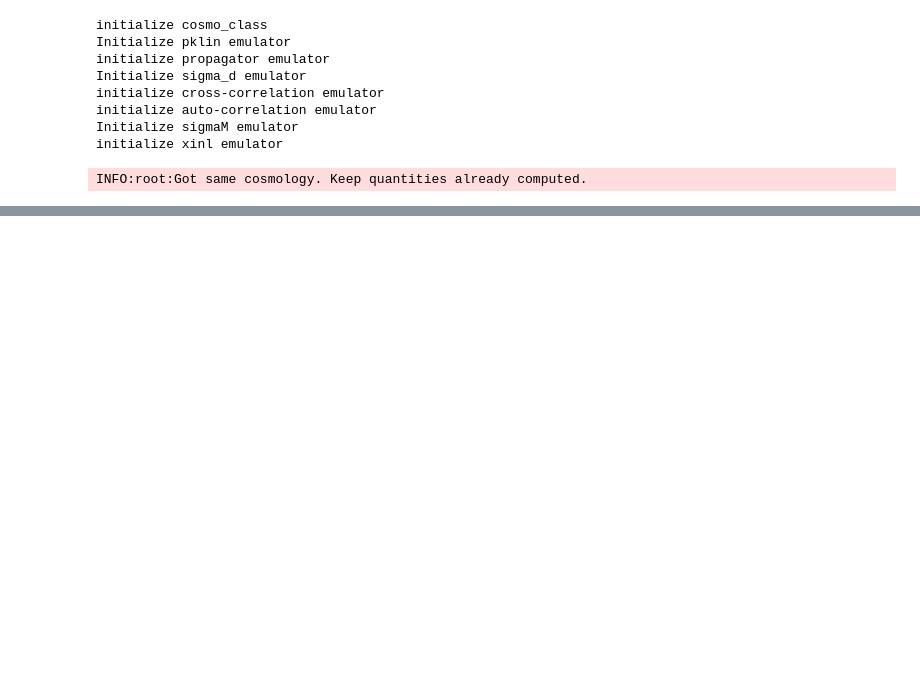
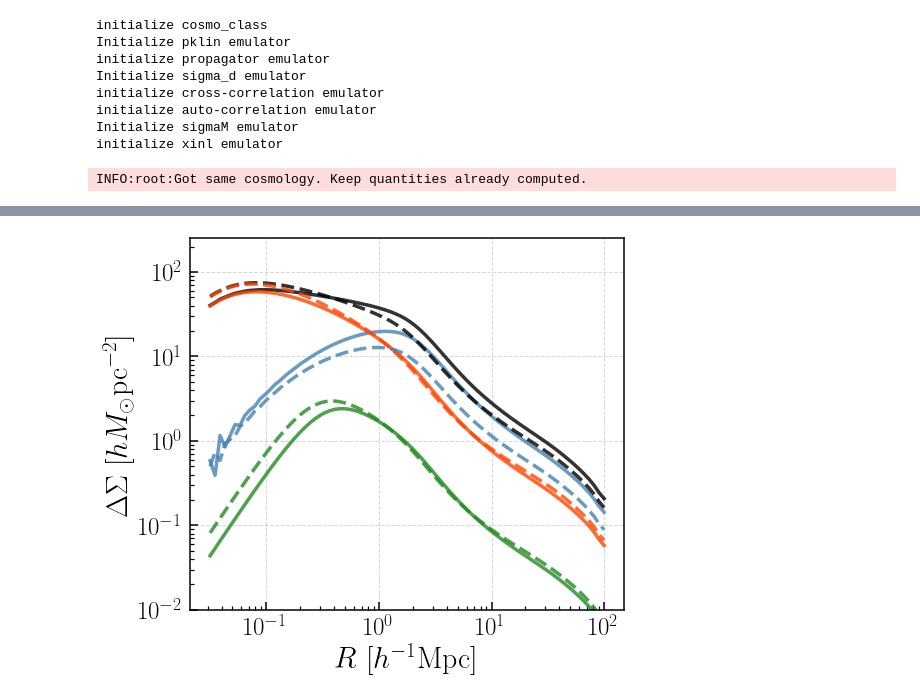
Before and after one commit to dr-guangtou/luandun, a Jupyter notebook: cosmology/emulator/dark_emulator.ipynb, the cells around one changed output, grey strips where cells are left out. Saved outputs shown, nothing was run; the diff lists cells and outputs as text; code cells hidden in the pictures; blank space fills up the shorter version.

```diff
--- a/cosmology/emulator/dark_emulator.ipynb
+++ b/cosmology/emulator/dark_emulator.ipynb
@@ -264,7 +369,7 @@ hod = model_hod.darkemu_x_hod(
 
 cparam = np.array([0.02225, 0.1198, 0.6844, 3.094, 0.9645, -1.])
 
-gparam = {"logMmin":13.13, "sigma_sq":0.25,
+gparam = {"logMmin":13.13, "sigma_sq":0.22,
           "logM1": 14.21, "alpha": 1.13, "kappa": 1.25, # HOD parameters
           "poff": 0.1, "Roff": 0.1, # off-centering parameters p_off is the fraction of off-centered galaxies. Roff is the typical off-centered scale with respect to R200m.
           "sat_dist_type": "emulator", # satellite distribution. Chosse emulator of NFW. In the case of NFW, the c-M relation by Diemer & Kravtsov (2015) is assumed.
@@ -354,0 +434,27 @@ _ = ax2.set_ylabel(
+# %%
+fig = plt.figure(figsize=(7, 6))
+fig.subplots_adjust(
+    left=0.13, right=0.99, bottom=0.13, top=0.99,
+    wspace=0.0, hspace=0.0)
+
+ax1 = fig.add_subplot(111)
+ax1.set_xscale("log", nonpositive='clip')
+ax1.set_yscale("log", nonpositive='clip')
+
+ax1.plot(rs, dsig_tot, label=r"$\rm Total$", c='k', linewidth=3.5, alpha=0.8)
+ax1.plot(rs, dsig_cen, label=r"$\rm Central$", c='orangered', linewidth=3.5, alpha=0.8)
+ax1.plot(rs, dsig_off, label=r"$\rm Off\ Center$", c='forestgreen', linewidth=3.5, alpha=0.8)
+ax1.plot(rs, dsig_sat, label=r"$\rm Satellite$", c='steelblue', linewidth=3.5, alpha=0.8)
+
+ax1.plot(rs, dsig_tot_1, label=r"$\rm Total$", c='k', linewidth=3.5, alpha=0.8, linestyle='--')
+ax1.plot(rs, dsig_cen_1, label=r"$\rm Central$", c='orangered', linewidth=3.5, alpha=0.8, linestyle='--')
+ax1.plot(rs, dsig_off_1, label=r"$\rm Off\ Center$", c='forestgreen', linewidth=3.5, alpha=0.8, linestyle='--')
+ax1.plot(rs, dsig_sat_1, label=r"$\rm Satellite$", c='steelblue', linewidth=3.5, alpha=0.8, linestyle='--')
+
+#ax1.legend(fontsize=15, ncol=2, loc='best')
+ax1.set_ylim(0.01, 250)
+
+_ = ax1.set_xlabel(r"$R\ [h^{-1}\mathrm{Mpc}]$", fontsize=30)
+_ = ax1.set_ylabel(r"$\Delta\Sigma\ [h M_\odot \mathrm{pc}^{-2}]$", fontsize=30)
+# %% [output]
+[figure, added]
```
Also changed, not shown: parts of 24 cells of this notebook.
